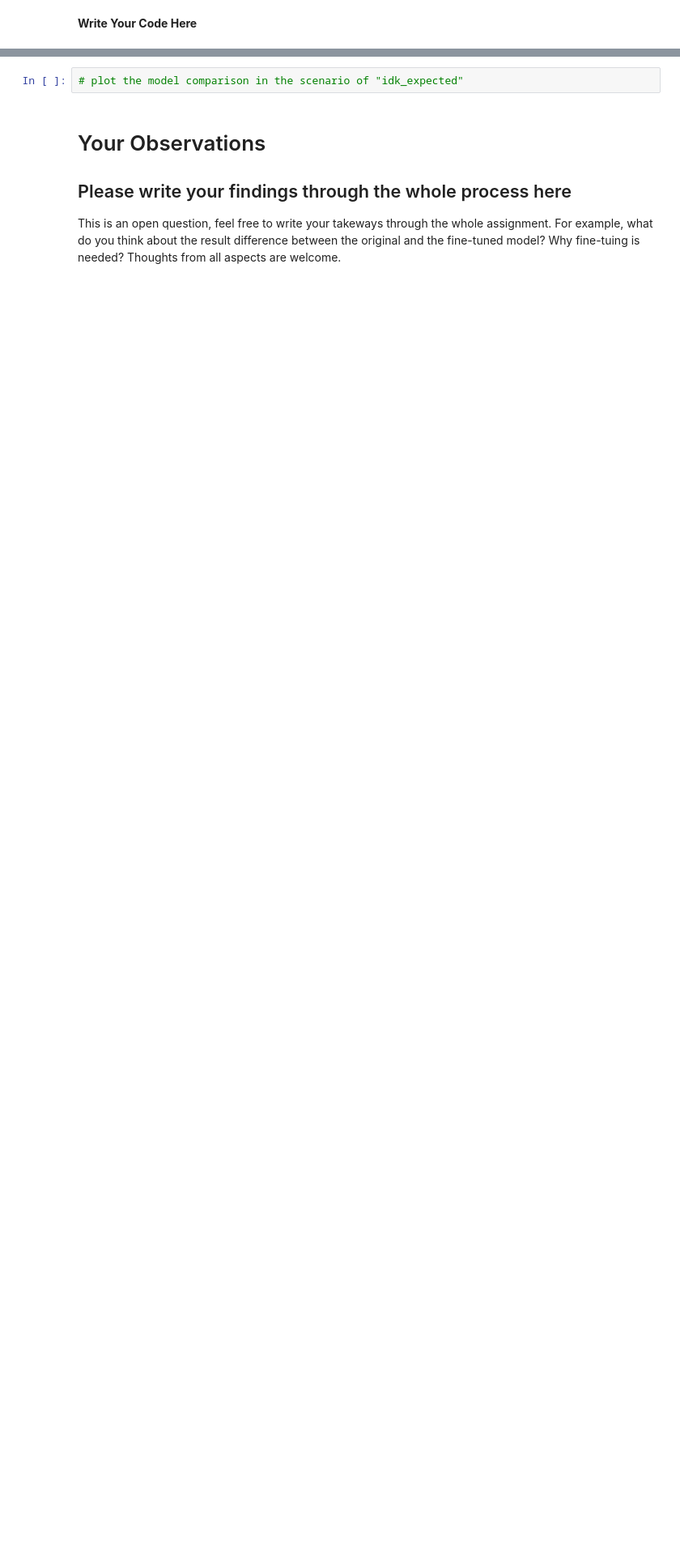
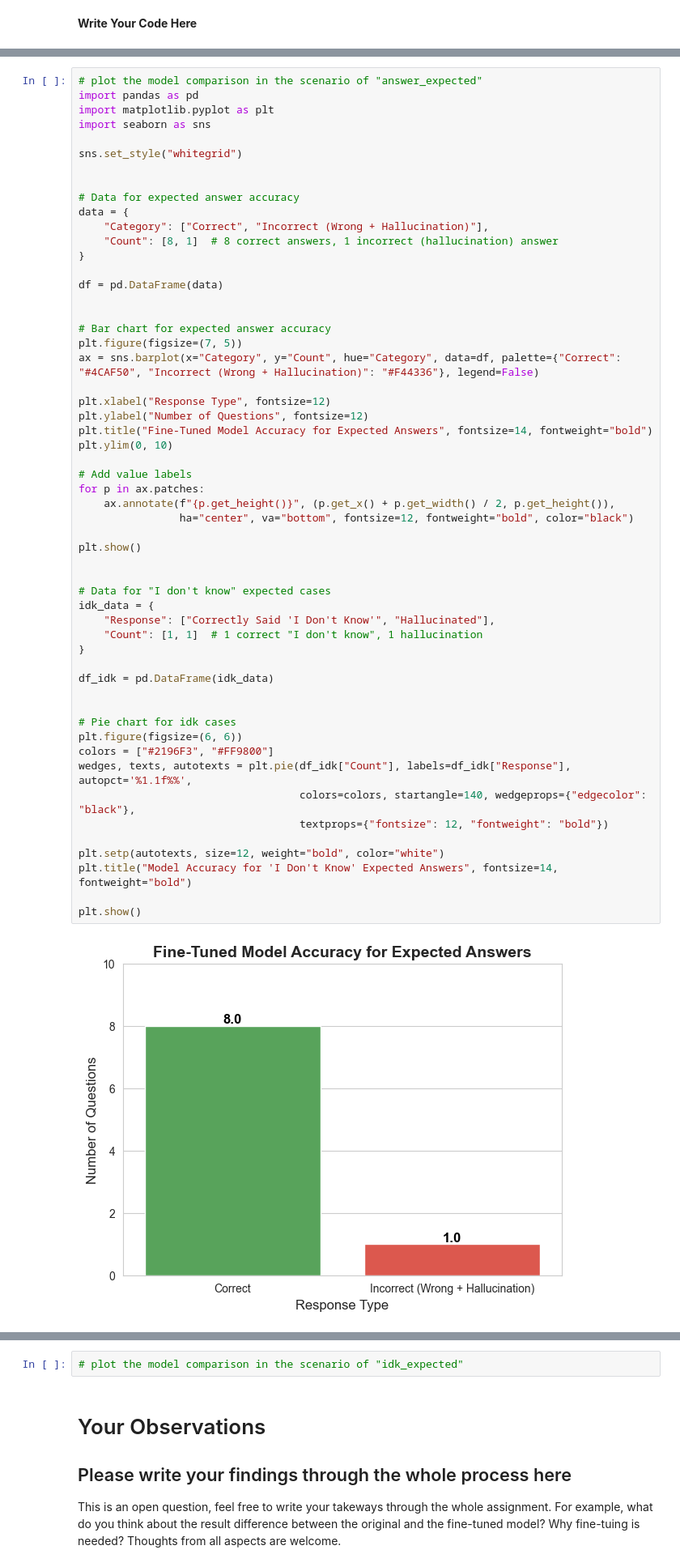
Before and after one commit to alexli888/CS-4341---Introduction-to-Artificial-Intelligence, a Jupyter notebook: Project 1/Assignment1_Gemini-1.ipynb, the cells around one changed output, grey strips where cells are left out. Shown at 81% size. Cells and saved outputs as stored; diff of their text form; blank space fills up the shorter version.

Commit message:
Tested the fine-tuned model compared to vanilla model. Also made graphs showing the results. Also wrote takeaways/conclusions

```diff
--- a/Project 1/Assignment1_Gemini-1.ipynb
+++ b/Project 1/Assignment1_Gemini-1.ipynb
@@ -99,0 +93,57 @@ import matplotlib.pyplot as plt
+# %%
+# plot the model comparison in the scenario of "answer_expected"
+import pandas as pd
+import matplotlib.pyplot as plt
+import seaborn as sns
+
+sns.set_style("whitegrid")
+
+
+# Data for expected answer accuracy
+data = {
+    "Category": ["Correct", "Incorrect (Wrong + Hallucination)"],
+    "Count": [8, 1]  # 8 correct answers, 1 incorrect (hallucination) answer
+}
+
+df = pd.DataFrame(data)
+
+
+# Bar chart for expected answer accuracy
+plt.figure(figsize=(7, 5))
+ax = sns.barplot(x="Category", y="Count", hue="Category", data=df, palette={"Correct": "#4CAF50", "Incorrect (Wrong + Hallucination)": "#F44336"}, legend=False)
+
+plt.xlabel("Response Type", fontsize=12)
+plt.ylabel("Number of Questions", fontsize=12)
+plt.title("Fine-Tuned Model Accuracy for Expected Answers", fontsize=14, fontweight="bold")
+plt.ylim(0, 10)
+
+# Add value labels
+for p in ax.patches:
+    ax.annotate(f"{p.get_height()}", (p.get_x() + p.get_width() / 2, p.get_height()),
+                ha="center", va="bottom", fontsize=12, fontweight="bold", color="black")
+
+plt.show()
+
+
+# Data for "I don't know" expected cases
+idk_data = {
+    "Response": ["Correctly Said 'I Don't Know'", "Hallucinated"],
+    "Count": [1, 1]  # 1 correct "I don't know", 1 hallucination
+}
+
+df_idk = pd.DataFrame(idk_data)
+
+
+# Pie chart for idk cases
+plt.figure(figsize=(6, 6))
+colors = ["#2196F3", "#FF9800"]
+wedges, texts, autotexts = plt.pie(df_idk["Count"], labels=df_idk["Response"], autopct='%1.1f%%',
+                                   colors=colors, startangle=140, wedgeprops={"edgecolor": "black"},
+                                   textprops={"fontsize": 12, "fontweight": "bold"})
+
+plt.setp(autotexts, size=12, weight="bold", color="white")
+plt.title("Model Accuracy for 'I Don't Know' Expected Answers", fontsize=14, fontweight="bold")
+
+plt.show()
+# %% [output]
+[figure, added]
```
Also changed, not shown: parts of 8 cells of this notebook, 1 other file.
